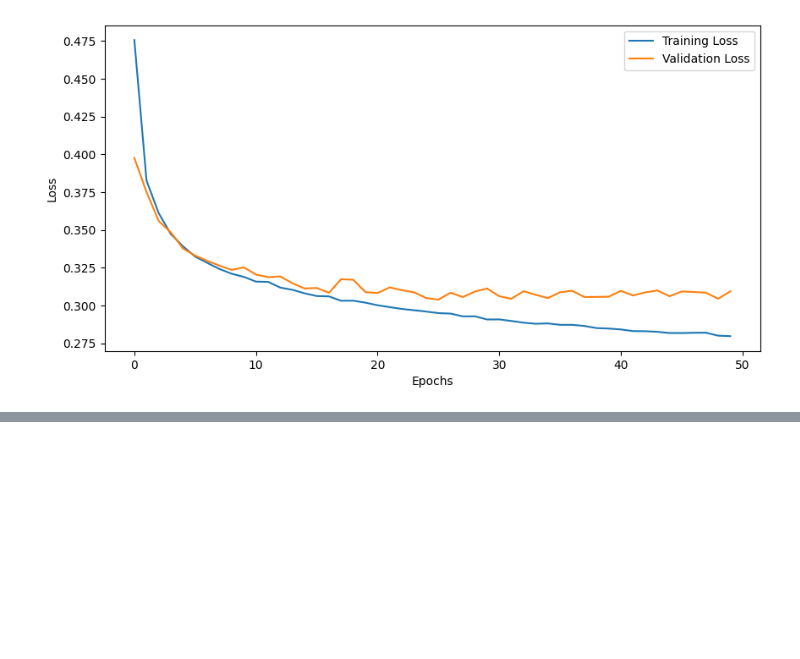
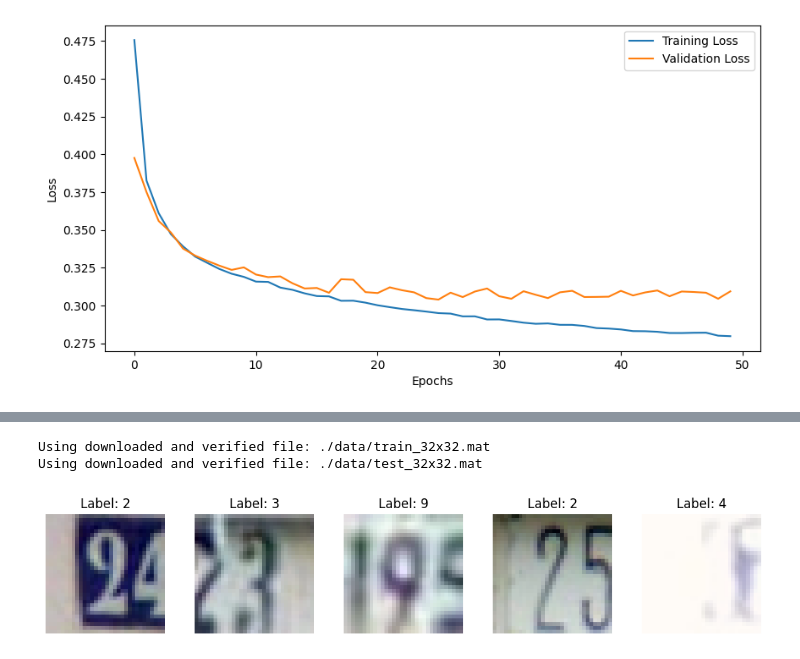
Before and after one commit to orilevi2809/DL, a Jupyter notebook: HW2/ece046211_hw2_mlp_cnn_students.ipynb, the cells around one changed output, grey strips where cells are left out. Cells and saved outputs as stored; diff of their text form; code cells hidden in the pictures; blank space fills up the shorter version.

```diff
--- a/HW2/ece046211_hw2_mlp_cnn_students.ipynb
+++ b/HW2/ece046211_hw2_mlp_cnn_students.ipynb
@@ -613,0 +632,30 @@ Your Code Here
+# %%
+# Transforms for data (no augmentation)
+my_transform = transforms.Compose([transforms.ToTensor(), transforms.Normalize((0.4376821, 0.4437697, 0.47280442), (0.19803012, 0.20101562, 0.19703614))])
+
+# Downlaod data
+svhn_train = torchvision.datasets.SVHN('./data', split='train', transform=my_transform, target_transform=None, download=True)
+svhn_test_dataset = torchvision.datasets.SVHN('./data', split='test', transform=my_transform, target_transform=None, download=True)
+
+def convert_to_imshow_format(image):
+ # first convert back to [0,1] range from [-1,1] range - approximately...
+ image = image / (image.abs().max() * 2) + 0.5
+ image = image.numpy()
+ # convert from CHW to HWC
+ # from 3x32x32 to 32x32x3
+ return image.transpose(1,2,0)
+
+# Let's plot the first 5 samples from the train set
+samples = np.random.choice(len(svhn_train), 5, replace=False)
+fig = plt.figure(figsize=(10, 2))
+for i in range(5):
+  ax = fig.add_subplot(1,5,i+1)
+  img, label = svhn_train[samples[i]]
+  ax.imshow(convert_to_imshow_format(img))
+  ax.set_title(f"Label: {label}")
+  ax.set_axis_off()
+plt.tight_layout()
+# %% [output]
+Using downloaded and verified file: ./data/train_32x32.mat
+Using downloaded and verified file: ./data/test_32x32.mat
+[figure, added]
```
Also changed, not shown: parts of 7 cells of this notebook.
